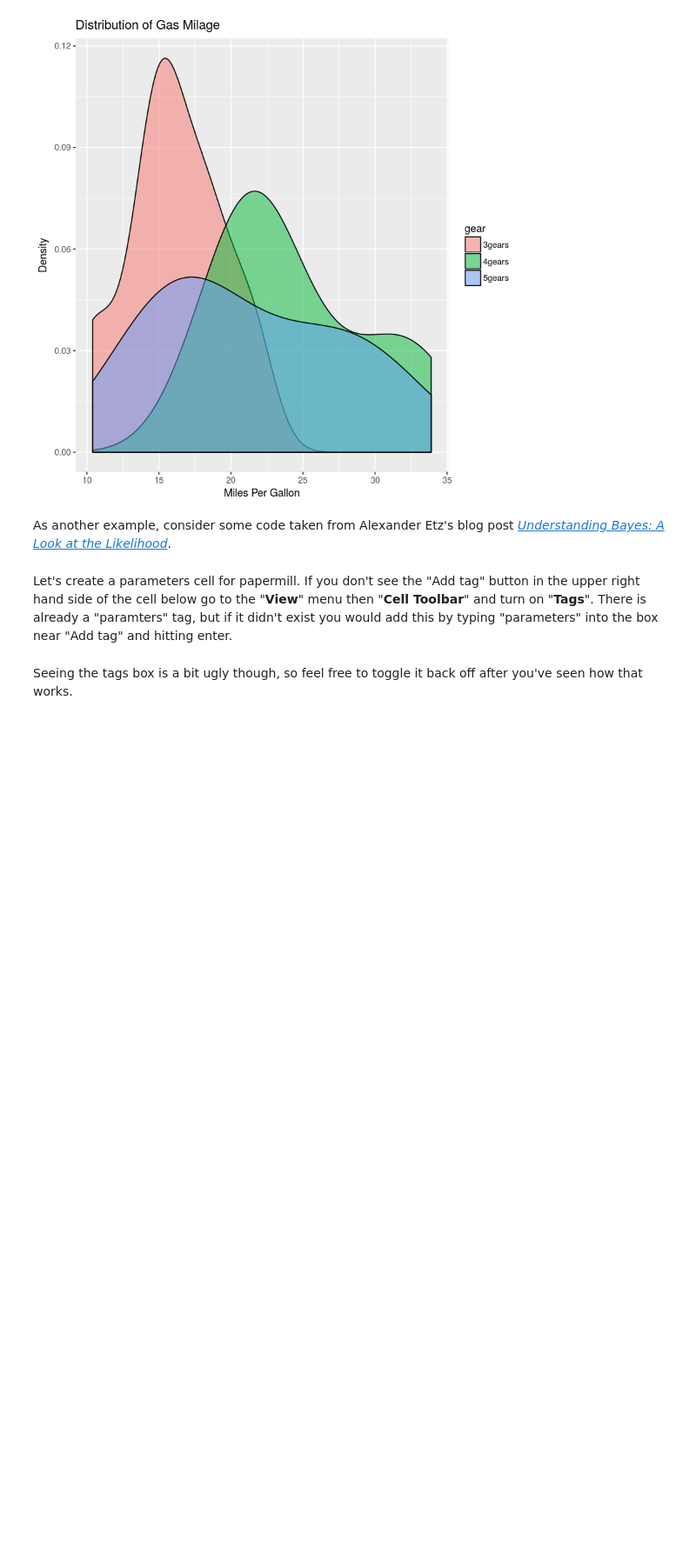
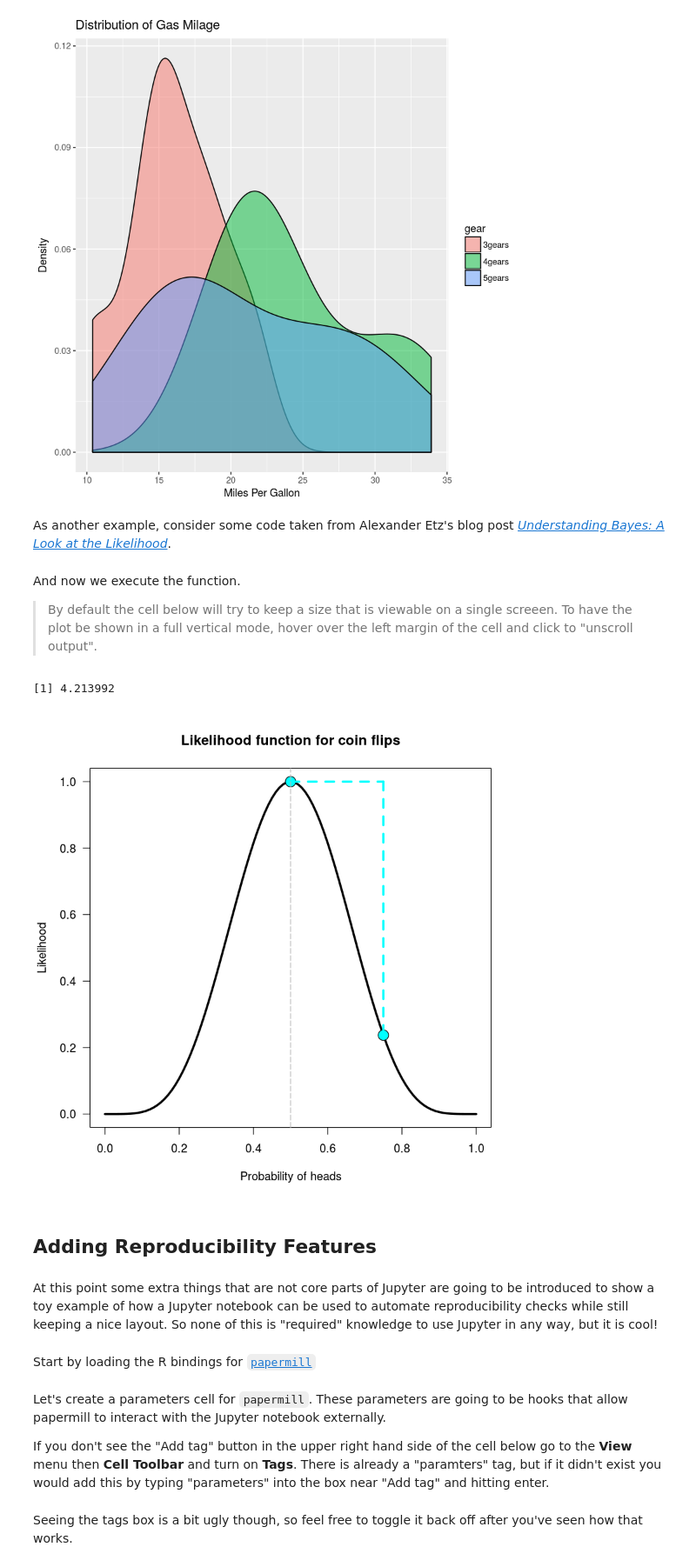
Before and after one commit to matthewfeickert/R-in-Jupyter-with-Binder, a Jupyter notebook: R-in-Jupyter-Example.ipynb, the cells around one changed output. Shown at 87% size. Cells and saved outputs as stored; diff of their text form; code cells hidden in the pictures; blank space fills up the shorter version.

```diff
--- a/R-in-Jupyter-Example.ipynb
+++ b/R-in-Jupyter-Example.ipynb
@@ -67,3 +69,18 @@ LR <- function(h, n, p1=0.5, p2=0.75) {
     abline(v = h/n, lty = 5, lwd = 1, col = "grey73")
     return(Ratio) ## Returns the likelihood ratio for p1 vs p2
 }
+# %% [markdown]
+And now we execute the function.
+
+> By default the cell below will try to keep a size that is viewable on a single screeen. To have the plot be shown in a full vertical mode, hover over the left margin of the cell and click to "unscroll output".
+# %%
+LR(5,10)
+# %% [output]
+[1] 4.213992
+[figure, added]
+# %% [markdown]
+## Adding Reproducibility Features
+# %% [markdown]
+At this point some extra things that are not core parts of Jupyter are going to be introduced to show a toy example of how a Jupyter notebook can be used to automate reproducibility checks while still keeping a nice layout. So none of this is "required" knowledge to use Jupyter in any way, but it is cool!
+# %% [markdown]
+Start by loading the R bindings for [`papermill`](https://github.com/nteract/papermill)
@@ -70,3 +89,5 @@ LR <- function(h, n, p1=0.5, p2=0.75) {
 # %% [markdown]
-Let's create a parameters cell for papermill. If you don't see the "Add tag" button in the upper right hand side of the cell below go to the "**View**" menu then "**Cell Toolbar**" and turn on "**Tags**". There is already a "paramters" tag, but if it didn't exist you would add this by typing "parameters" into the box near "Add tag" and hitting enter.
+Let's create a parameters cell for `papermill`. These parameters are going to be hooks that allow papermill to interact with the Jupyter notebook externally.
+
+If you don't see the "Add tag" button in the upper right hand side of the cell below go to the **View** menu then **Cell Toolbar** and turn on **Tags**. There is already a "paramters" tag, but if it didn't exist you would add this by typing "parameters" into the box near "Add tag" and hitting enter.
 # %%
```
Also changed, not shown: parts of 13 cells of this notebook, 6 other files.
